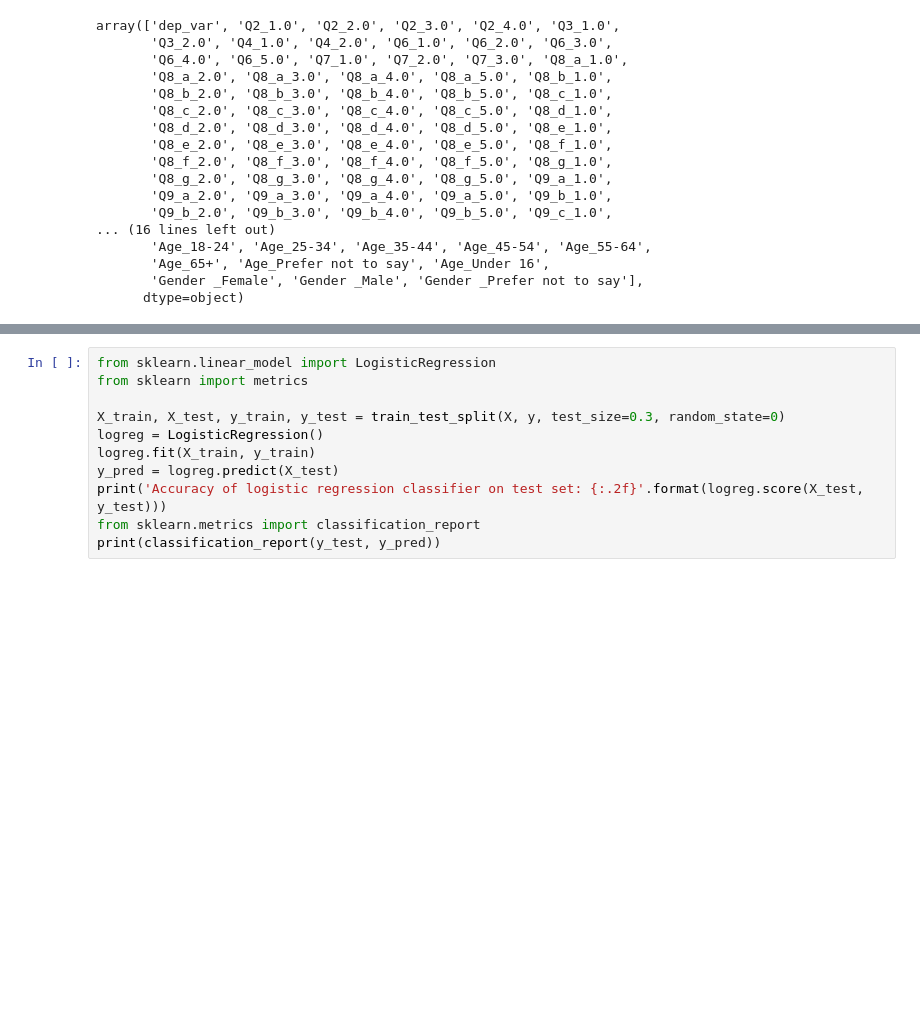
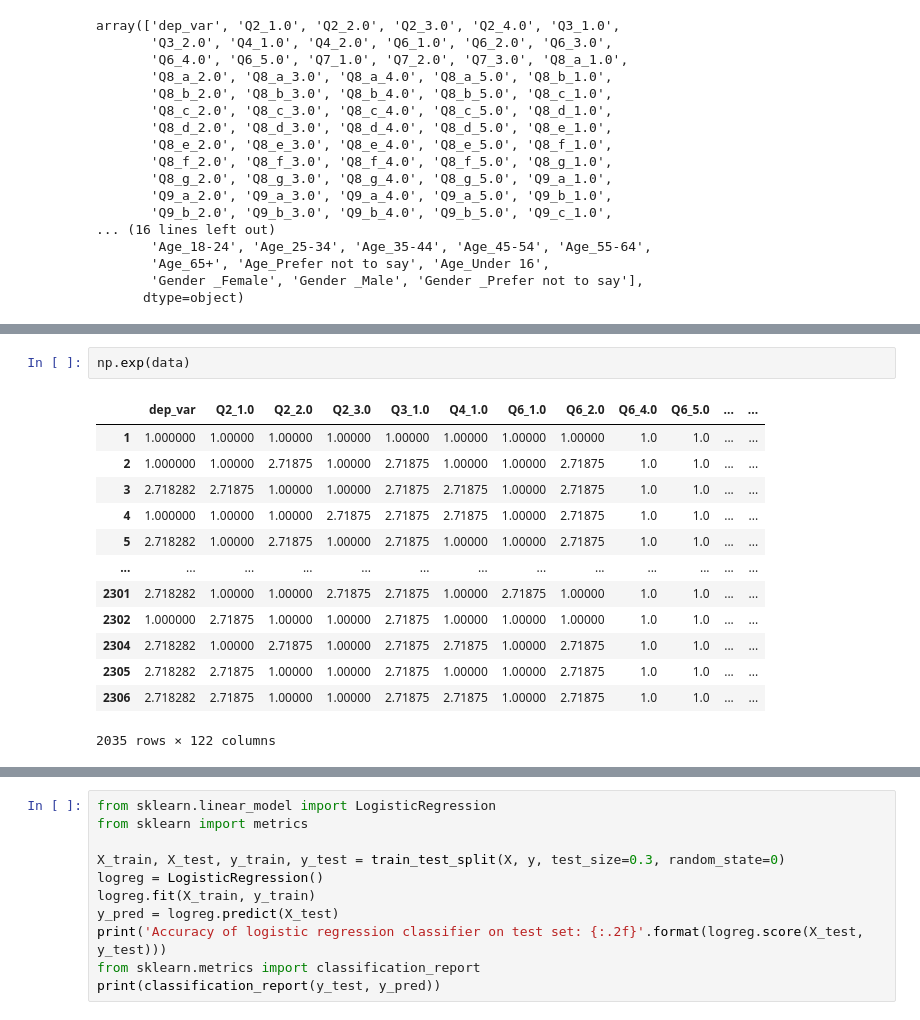
Before and after one commit to FWD06/Project-name-or-sth, a Jupyter notebook: project_part1.ipynb, the cells around one changed output, grey strips where cells are left out. Saved outputs shown, nothing was run; the diff lists cells and outputs as text; blank space fills up the shorter version.

```diff
--- a/project_part1.ipynb
+++ b/project_part1.ipynb
@@ -291,5 +242,21 @@ Age_Under 16                  2.7281      2.610      1.045      0.296      -2.38
 Gender _Female               -0.3963      0.213     -1.857      0.063      -0.815       0.022
 Gender _Prefer not to say    -0.7841      0.461     -1.700      0.089      -1.688       0.120
 =============================================================================================
+# %%
+np.exp(data)
+# %% [output]
+|  | dep_var | Q2_1.0 | Q2_2.0 | Q2_3.0 | Q3_1.0 | Q4_1.0 | Q6_1.0 | Q6_2.0 | Q6_4.0 | Q6_5.0 | ... | ... |
+| 1 | 1.000000 | 1.00000 | 1.00000 | 1.00000 | 1.00000 | 1.00000 | 1.00000 | 1.00000 | 1.0 | 1.0 | ... | ... |
+| 2 | 1.000000 | 1.00000 | 2.71875 | 1.00000 | 2.71875 | 1.00000 | 1.00000 | 2.71875 | 1.0 | 1.0 | ... | ... |
+| 3 | 2.718282 | 2.71875 | 1.00000 | 1.00000 | 2.71875 | 2.71875 | 1.00000 | 2.71875 | 1.0 | 1.0 | ... | ... |
+| 4 | 1.000000 | 1.00000 | 1.00000 | 2.71875 | 2.71875 | 2.71875 | 1.00000 | 2.71875 | 1.0 | 1.0 | ... | ... |
+| 5 | 2.718282 | 1.00000 | 2.71875 | 1.00000 | 2.71875 | 1.00000 | 1.00000 | 2.71875 | 1.0 | 1.0 | ... | ... |
+| ... | ... | ... | ... | ... | ... | ... | ... | ... | ... | ... | ... | ... |
+| 2301 | 2.718282 | 1.00000 | 1.00000 | 2.71875 | 2.71875 | 1.00000 | 2.71875 | 1.00000 | 1.0 | 1.0 | ... | ... |
+| 2302 | 1.000000 | 2.71875 | 1.00000 | 1.00000 | 2.71875 | 1.00000 | 1.00000 | 1.00000 | 1.0 | 1.0 | ... | ... |
+| 2304 | 2.718282 | 1.00000 | 2.71875 | 1.00000 | 2.71875 | 2.71875 | 1.00000 | 2.71875 | 1.0 | 1.0 | ... | ... |
+| 2305 | 2.718282 | 2.71875 | 1.00000 | 1.00000 | 2.71875 | 1.00000 | 1.00000 | 2.71875 | 1.0 | 1.0 | ... | ... |
+| 2306 | 2.718282 | 2.71875 | 1.00000 | 1.00000 | 2.71875 | 2.71875 | 1.00000 | 2.71875 | 1.0 | 1.0 | ... | ... |
+2035 rows × 122 columns
 # %%
 from sklearn.linear_model import LogisticRegression
```
Also changed, not shown: parts of 3 cells of this notebook.
